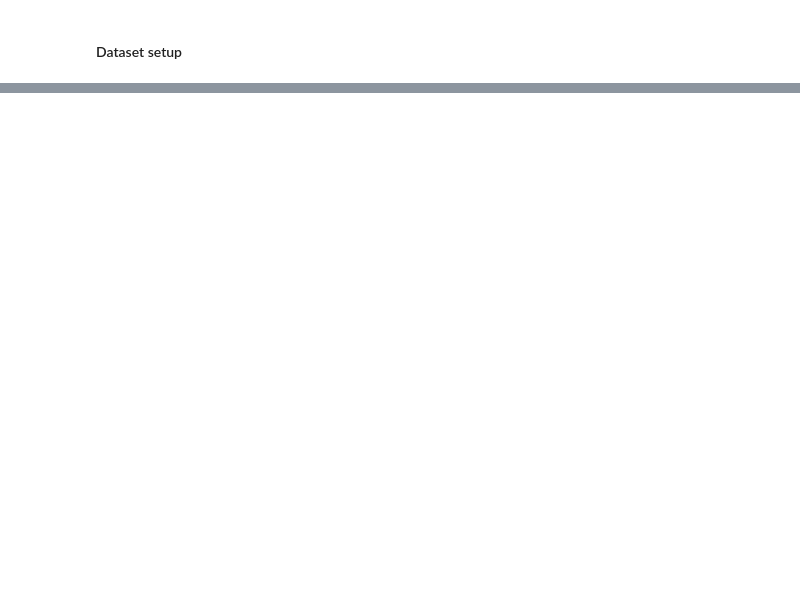
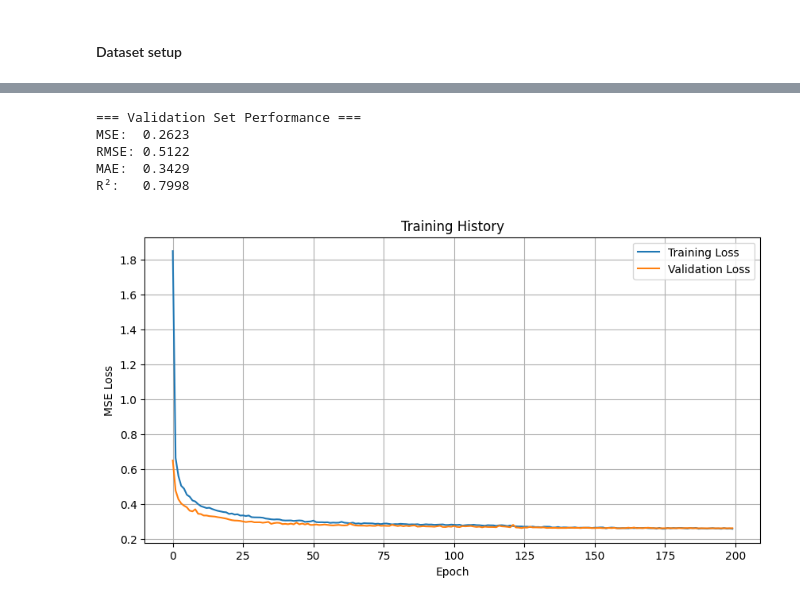
Before and after one commit to AndriusT/MAS-Babel, a Jupyter notebook: examples/self_reflection.ipynb, the cells around one changed output, grey strips where cells are left out. Cells and saved outputs as stored; diff of their text form; code cells hidden in the pictures; blank space fills up the shorter version.

```diff
--- a/examples/self_reflection.ipynb
+++ b/examples/self_reflection.ipynb
@@ -117,0 +372,41 @@ print(f"Train shape: {X_train.shape}, Validation shape: {X_val.shape}")
+# %%
+from sklearn.metrics import mean_squared_error, mean_absolute_error, r2_score
+
+# Final evaluation
+model.eval()
+with torch.no_grad():
+    # Get predictions on validation set
+    y_val_pred = model(X_val_tensor.to(device)).cpu().numpy()
+    y_val_actual = y_val_tensor.numpy()
+
+    # Compute metrics
+    mse = mean_squared_error(y_val_actual, y_val_pred)
+    rmse = np.sqrt(mse)
+    mae = mean_absolute_error(y_val_actual, y_val_pred)
+    r2 = r2_score(y_val_actual, y_val_pred)
+
+print("\n=== Validation Set Performance ===")
+print(f"MSE:  {mse:.4f}")
+print(f"RMSE: {rmse:.4f}")
+print(f"MAE:  {mae:.4f}")
+print(f"R²:   {r2:.4f}")
+
+# Plot training history
+import matplotlib.pyplot as plt
+
+plt.figure(figsize=(10, 5))
+plt.plot(train_losses, label='Training Loss')
+plt.plot(val_losses, label='Validation Loss')
+plt.xlabel('Epoch')
+plt.ylabel('MSE Loss')
+plt.title('Training History')
+plt.legend()
+plt.grid(True)
+plt.show()
+# %% [output]
+=== Validation Set Performance ===
+MSE:  0.2623
+RMSE: 0.5122
+MAE:  0.3429
+R²:   0.7998
+[figure, added]
```
Also changed, not shown: parts of 13 cells of this notebook, 1 other file.
